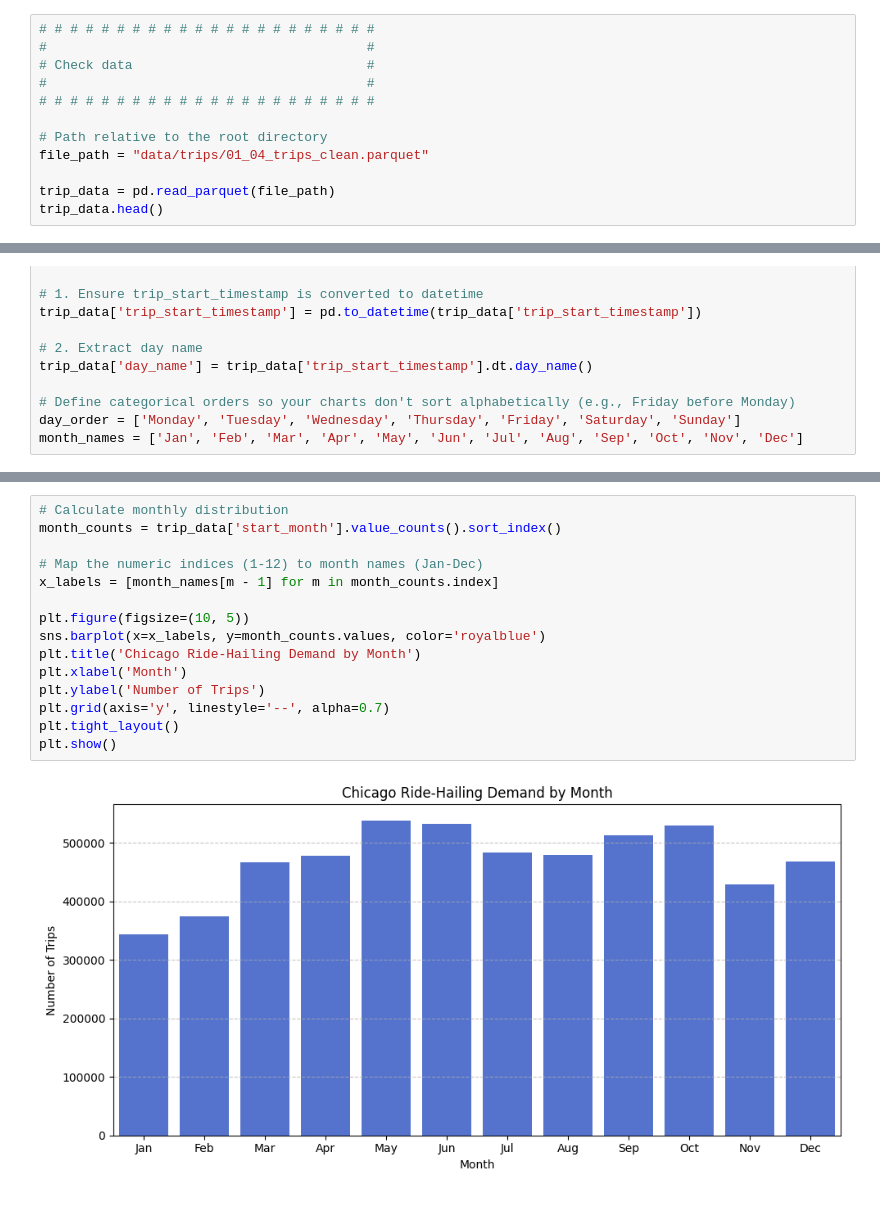
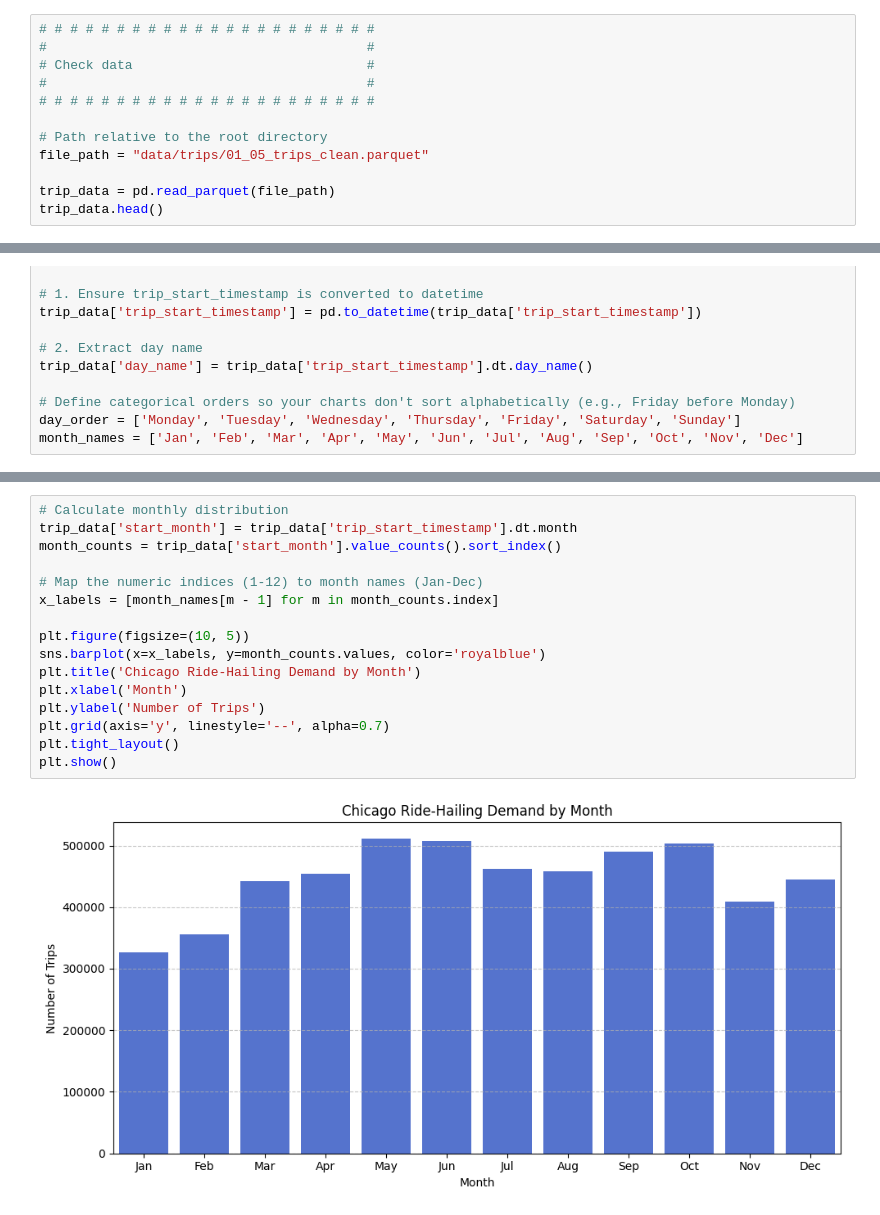
Before and after one commit to ge02/AAA_TA_2026, a Jupyter notebook: notebooks/03_Visualization/03_01_Data_Visualization_Trips.ipynb, the cells around one changed output, grey strips where cells are left out. Saved outputs shown, nothing was run; the diff lists cells and outputs as text.

```diff
--- a/notebooks/03_Visualization/03_01_Data_Visualization_Trips.ipynb
+++ b/notebooks/03_Visualization/03_01_Data_Visualization_Trips.ipynb
@@ -55,7 +55,7 @@ Working directory: C:\Users\Yannick Herrmann\Documents\Uni\AAA\AAA_Project\AAA_T
 # # # # # # # # # # # # # # # # # # # # # #
 
 # Path relative to the root directory
-file_path = "data/trips/01_04_trips_clean.parquet"
+file_path = "data/trips/01_05_trips_clean.parquet"
 
 trip_data = pd.read_parquet(file_path)
 trip_data.head()
@@ -504,20 +456,21 @@ plt.show()
 # %%
 # Calculate monthly distribution
+trip_data['start_month'] = trip_data['trip_start_timestamp'].dt.month
 month_counts = trip_data['start_month'].value_counts().sort_index()
 
 # Map the numeric indices (1-12) to month names (Jan-Dec)
 x_labels = [month_names[m - 1] for m in month_counts.index]
 
 plt.figure(figsize=(10, 5))
 sns.barplot(x=x_labels, y=month_counts.values, color='royalblue')
 plt.title('Chicago Ride-Hailing Demand by Month')
 plt.xlabel('Month')
 plt.ylabel('Number of Trips')
 plt.grid(axis='y', linestyle='--', alpha=0.7)
 plt.tight_layout()
 plt.show()
 # %% [output]
-[figure, old version]
+[figure, new version]
 # %%
 # Create a pivot table counting trips (using trip_id as the counter)
 heatmap_data = trip_data.pivot_table(
```
Also changed, not shown: parts of 13 cells of this notebook, 17 other files.
